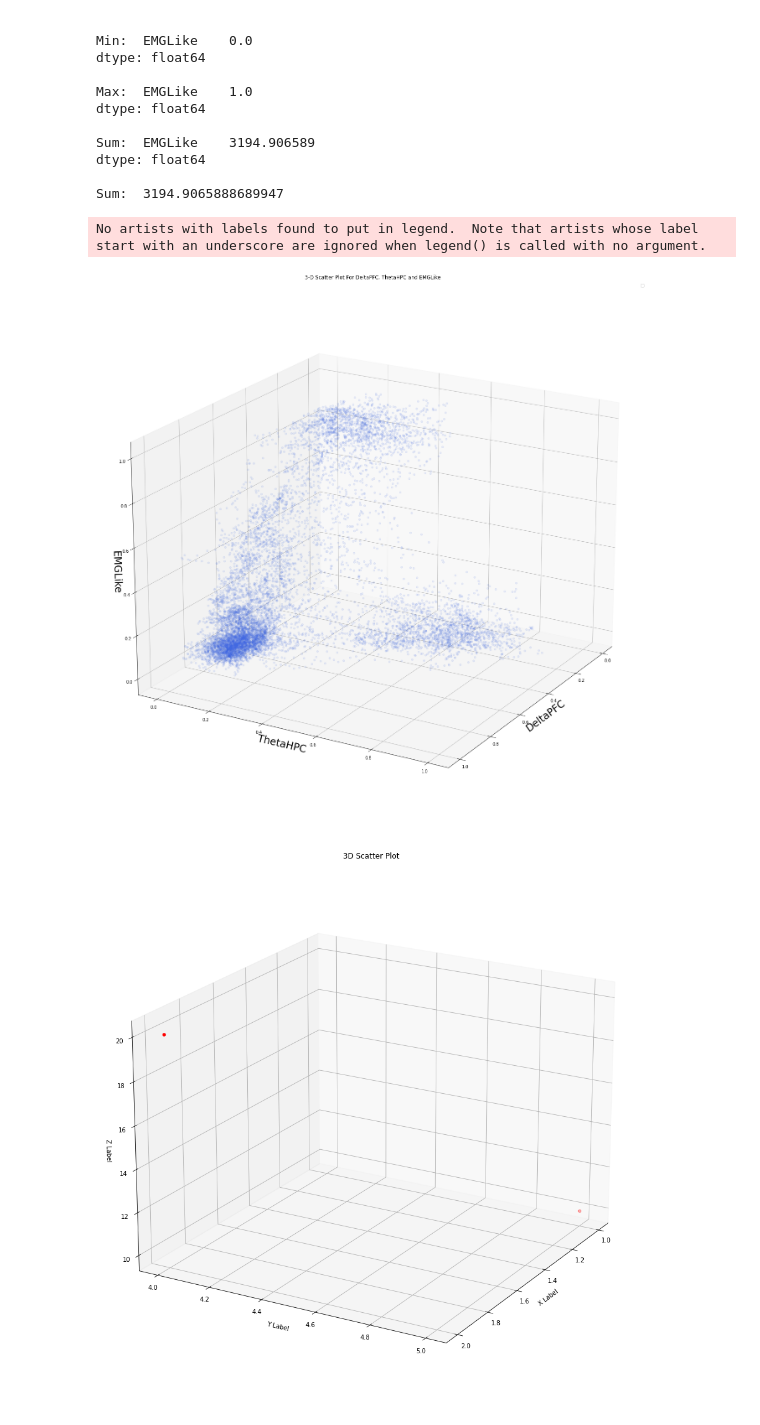
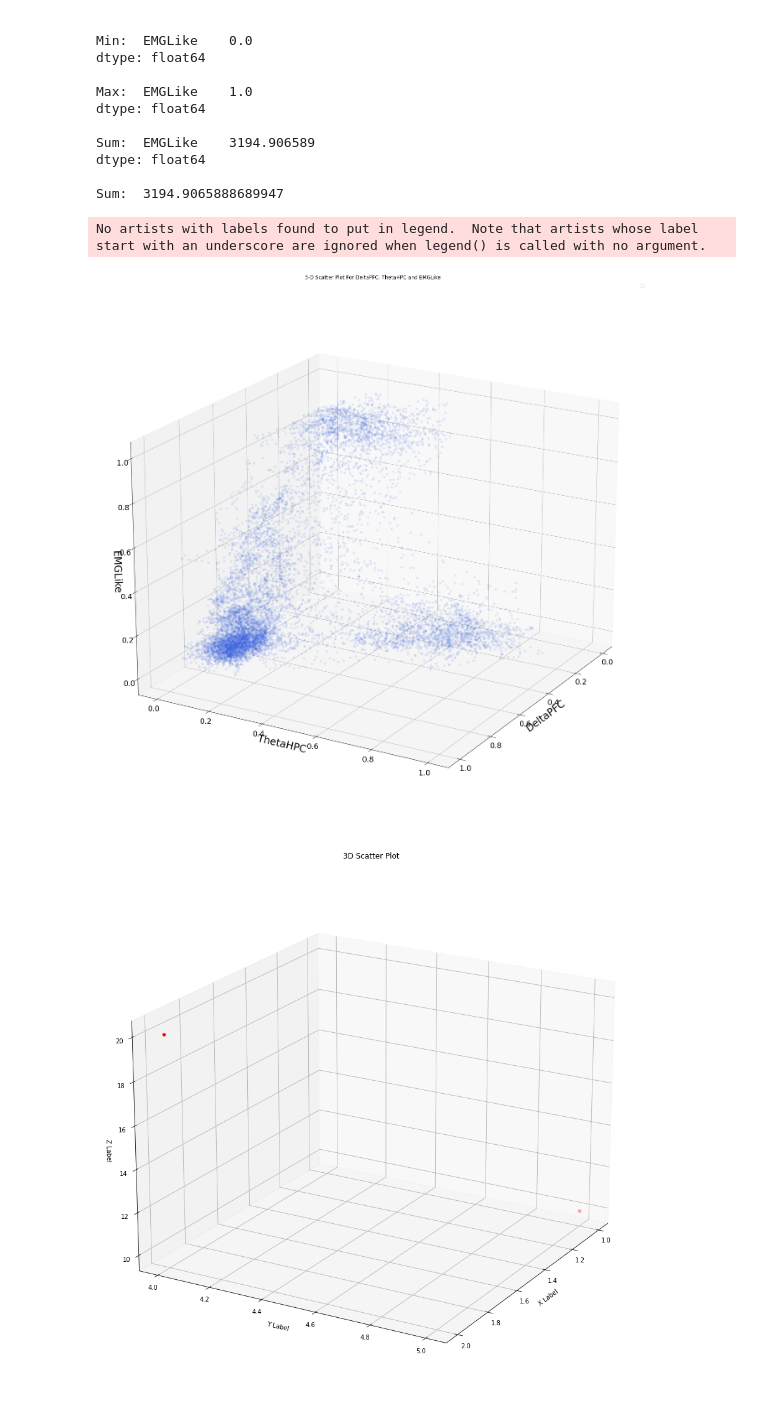
Before and after one commit to conscioustahoe/sleep-scoring-analysis, a Jupyter notebook: rgs14/delta_pfc_theta_hpc_emg_like_analysis.ipynb, the cells around one changed output. Cells and saved outputs as stored; diff of their text form; code cells hidden in the pictures.

```diff
--- a/rgs14/delta_pfc_theta_hpc_emg_like_analysis.ipynb
+++ b/rgs14/delta_pfc_theta_hpc_emg_like_analysis.ipynb
@@ -205,34 +205,36 @@ Sum:  3194.9065888689947
 # %%
 import pandas as pd
 import numpy as np
 from mpl_toolkits.mplot3d import Axes3D
 
 # plt.rcParams.update({'font.size': 18})
 
 fig = plt.figure(figsize=(24, 24))
 ax = fig.add_subplot(111, projection='3d')
 
 ax.scatter(
     delta_pfc_df['DeltaPFC'],
     theta_hpc_df['ThetaHPC'],
     emg_like_df['EMGLike'],
     # pd.DataFrame({'Column1': [0.0] * 10820}),
     # pd.DataFrame({'Column1': [0.0] * 10820}),
     c='royalblue',
     alpha=0.1
 )
 
 ax.set_xlabel('DeltaPFC', fontsize=24)
 ax.set_ylabel('ThetaHPC', fontsize=24)
 ax.set_zlabel('EMGLike', fontsize=24)
+ax.tick_params(axis='both', labelsize=18)  # Adjust the font size as needed
+
 ax.set_title('3-D Scatter Plot For DeltaPFC, ThetaHPC and EMGLike')
 ax.legend()
 ax.view_init(elev=20, azim=30)
 plt.savefig('delta-theta-emg.png', dpi=300, bbox_inches='tight')
 plt.show()
 # %% [output]
 No artists with labels found to put in legend.  Note that artists whose label start with an underscore are ignored when legend() is called with no argument.
-[figure, old version]
+[figure, new version]
 # %%
 fig = plt.figure(figsize=(16, 16))
 ax = fig.add_subplot(111, projection='3d')
```
Also changed, not shown: 1 other file.
